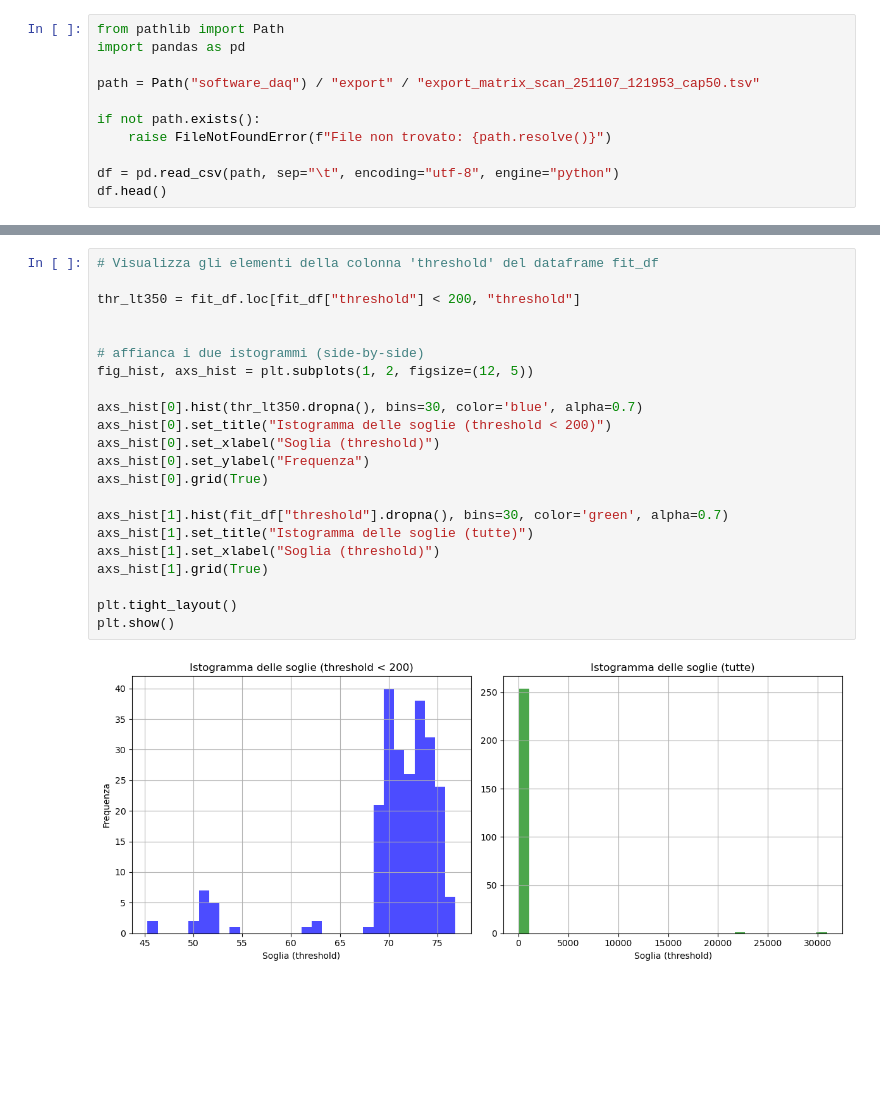
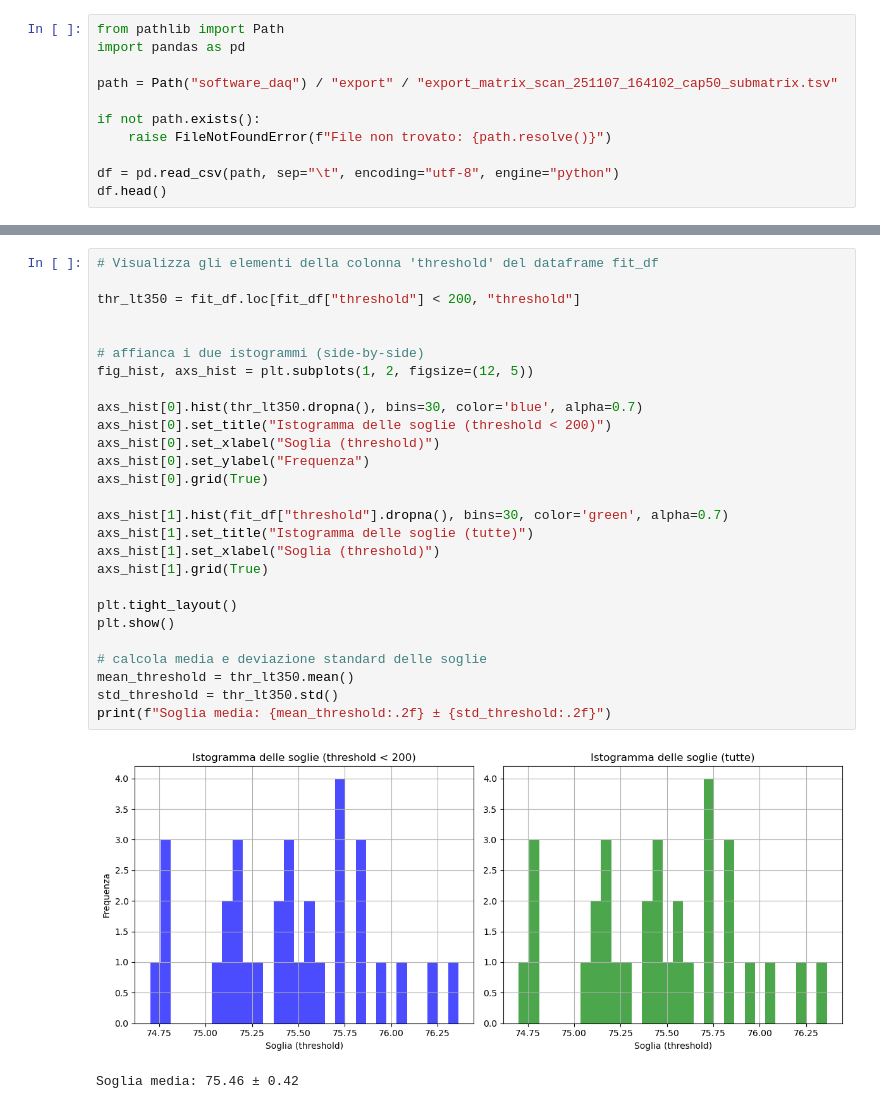
Before and after one commit to agalliani/falaphel3-daq, a Jupyter notebook: analisi-matrice.ipynb, the cells around one changed output, grey strips where cells are left out. Drawn from its saved outputs; the diff is of its cells as text; blank space fills up the shorter version.

```diff
--- a/analisi-matrice.ipynb
+++ b/analisi-matrice.ipynb
@@ -2,7 +2,7 @@
 from pathlib import Path
 import pandas as pd
 
-path = Path("software_daq") / "export" / "export_matrix_scan_251107_121953_cap50.tsv"
+path = Path("software_daq") / "export" / "export_matrix_scan_251107_164102_cap50_submatrix.tsv"
 
 if not path.exists():
     raise FileNotFoundError(f"File non trovato: {path.resolve()}")
@@ -78,27 +78,33 @@ Saved 256 fit records to: software_daq\export\fit_results_per_pixel.csv
 # %%
 # Visualizza gli elementi della colonna 'threshold' del dataframe fit_df
 
 thr_lt350 = fit_df.loc[fit_df["threshold"] < 200, "threshold"]
 
 
 # affianca i due istogrammi (side-by-side)
 fig_hist, axs_hist = plt.subplots(1, 2, figsize=(12, 5))
 
 axs_hist[0].hist(thr_lt350.dropna(), bins=30, color='blue', alpha=0.7)
 axs_hist[0].set_title("Istogramma delle soglie (threshold < 200)")
 axs_hist[0].set_xlabel("Soglia (threshold)")
 axs_hist[0].set_ylabel("Frequenza")
 axs_hist[0].grid(True)
 
 axs_hist[1].hist(fit_df["threshold"].dropna(), bins=30, color='green', alpha=0.7)
 axs_hist[1].set_title("Istogramma delle soglie (tutte)")
 axs_hist[1].set_xlabel("Soglia (threshold)")
 axs_hist[1].grid(True)
 
 plt.tight_layout()
 plt.show()
+
+# calcola media e deviazione standard delle soglie
+mean_threshold = thr_lt350.mean()
+std_threshold = thr_lt350.std()
+print(f"Soglia media: {mean_threshold:.2f} ± {std_threshold:.2f}")
 # %% [output]
-[figure, old version]
+[figure, new version]
+Soglia media: 75.46 ± 0.42
 # %%
 # Visualizza gli elementi della colonna 'threshold' del dataframe fit_df
 
```
Also changed, not shown: parts of 3 cells of this notebook, 2 other files.
